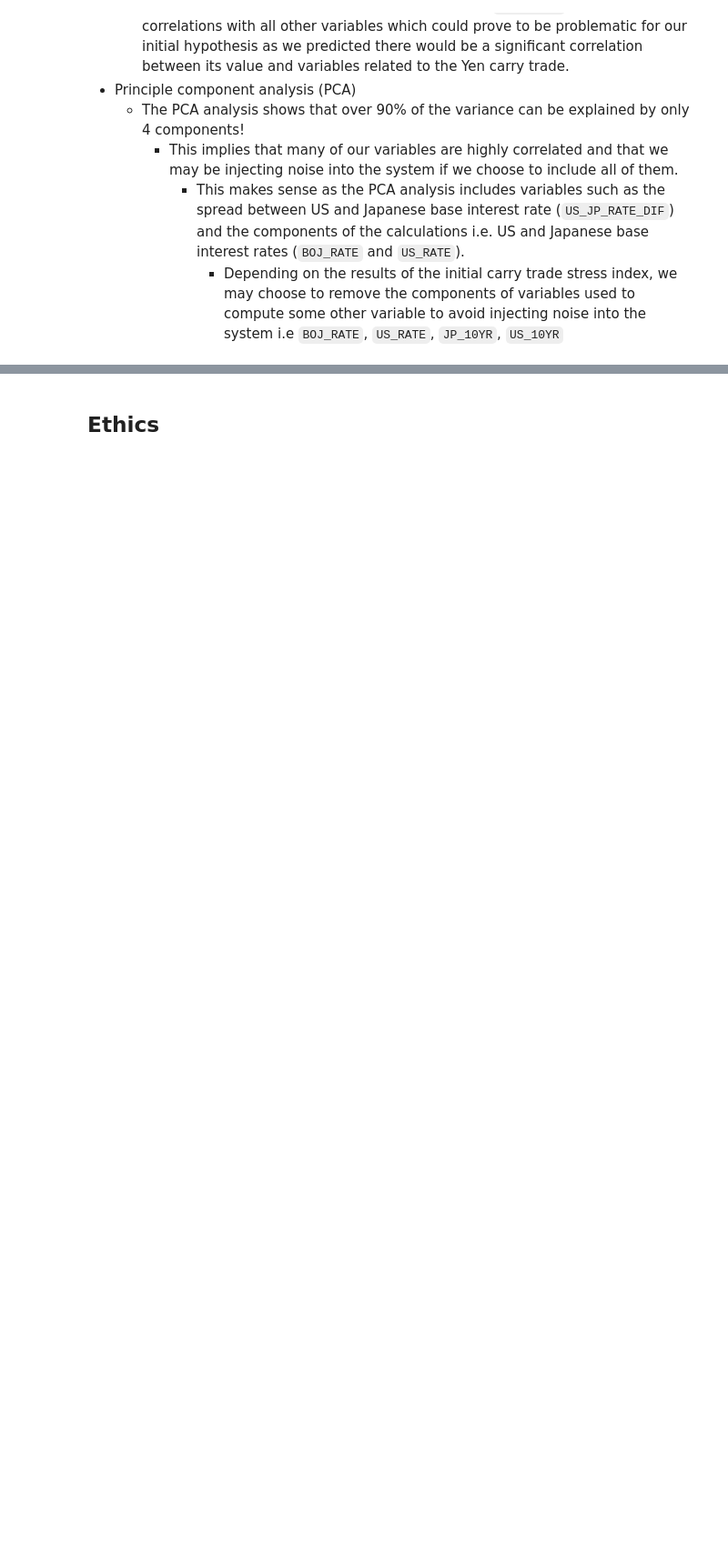
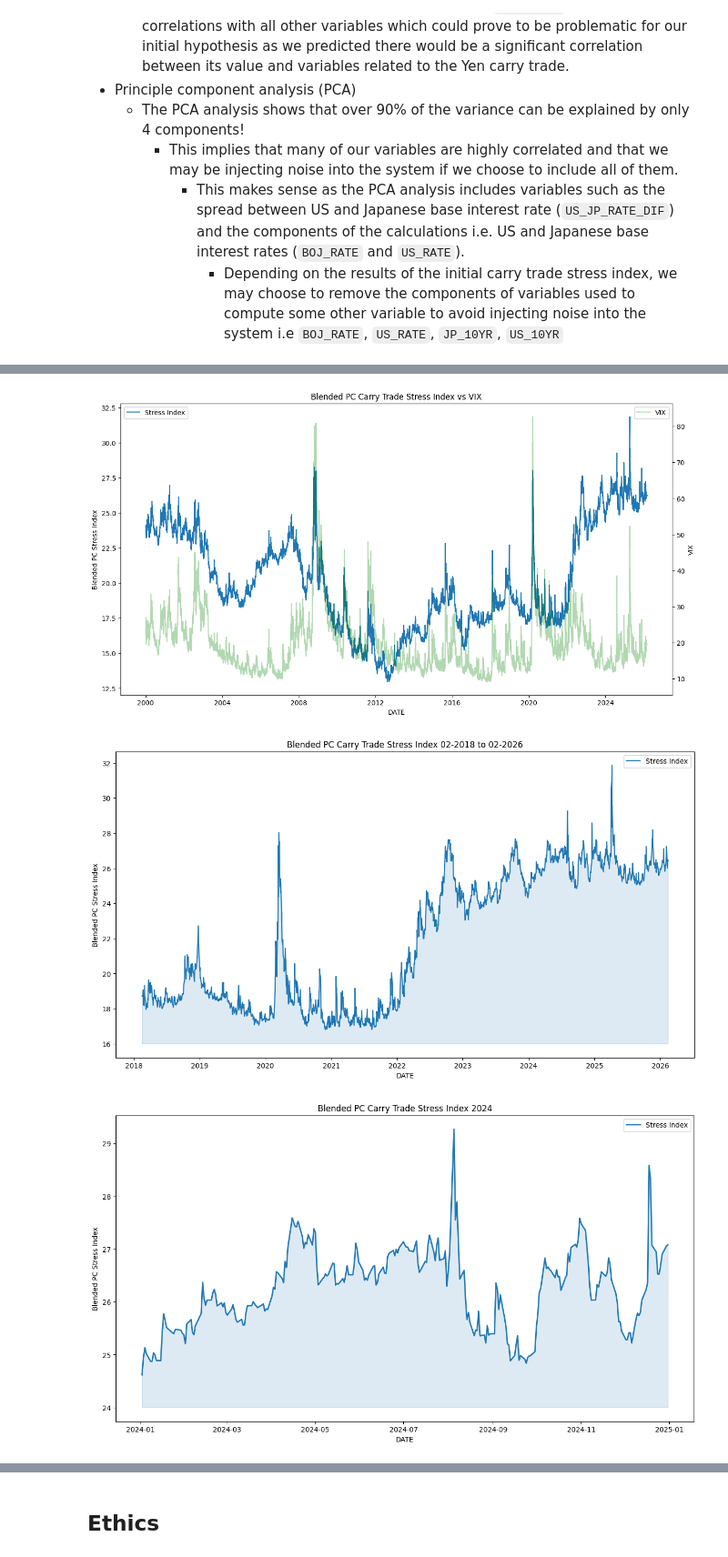
Before and after one commit to COGS108/Group024_WI26, a Jupyter notebook: 02-EDACheckpoint.ipynb, the cells around one changed output, grey strips where cells are left out. Shown at 91% size. Saved outputs shown, nothing was run; the diff lists cells and outputs as text; code cells hidden in the pictures; blank space fills up the shorter version.

```diff
--- a/02-EDACheckpoint.ipynb
+++ b/02-EDACheckpoint.ipynb
@@ -1117,0 +1109,63 @@ plt.show()
+# %%
+# Create a blended stress index using the first 3 PCA stress weights
+# Use explained variance ratios as weights for PCA stress components
+n_components = 3
+variances = pca['pca'].explained_variance_ratio_[:n_components]
+weights = variances / variances.sum()
+
+combined_loadings = loadings_df.iloc[:n_components]
+blended_loadings = weights @ combined_loadings
+stress_df['STRESS_BLENDED'] = pca_numeric.dot(blended_loadings)
+display(stress_df.head())
+
+# Graph blended stress index vs. the VIX
+fig, ax1 = plt.subplots(figsize=(15, 8))
+sns.lineplot(data=stress_df, x='DATE', y='STRESS_BLENDED', ax=ax1, label='Stress Index')
+ax1.set_ylabel('Blended PC Stress Index')
+ax2 = ax1.twinx()
+sns.lineplot(data=pca_df, x='DATE', y='VIX_CLOSE', ax=ax2, color='green', alpha=0.3, label='VIX')
+ax2.set_ylabel('VIX')
+ax1.legend(loc='upper left')
+ax2.legend(loc='upper right')
+ax2.grid(False)
+plt.title('Blended PC Carry Trade Stress Index vs VIX')
+plt.show()
+
+# Graph blended stress index for for 01-2018 to 02-2026
+mask = (stress_df['DATE'] >= '2018-02-15') & (stress_df['DATE'] <= '2026-02-15')
+stress_2018_to_2026 = stress_df[mask]
+fig, ax1 = plt.subplots(figsize=(15, 8))
+
+sns.lineplot(data=stress_2018_to_2026, x='DATE', y='STRESS_BLENDED', ax=ax1, label='Stress Index')
+ax1.fill_between(stress_2018_to_2026['DATE'], 16, stress_2018_to_2026['STRESS_BLENDED'], alpha=0.15, color='#1f77b4')
+
+ax1.set_ylabel('Blended PC Stress Index')
+ax1.legend(loc='upper right')
+plt.title('Blended PC Carry Trade Stress Index 02-2018 to 02-2026')
+plt.show()
+
+# Graph blended stress index for 2024 only
+stress_2024 = stress_df[stress_df['DATE'].dt.year == 2024]
+fig, ax1 = plt.subplots(figsize=(15, 8))
+
+sns.lineplot(data=stress_2024, x='DATE', y='STRESS_BLENDED', ax=ax1, label='Stress Index', linewidth=2)
+ax1.fill_between(stress_2024['DATE'], 24, stress_2024['STRESS_BLENDED'], alpha=0.15, color='#1f77b4')
+
+ax1.set_ylabel('Blended PC Stress Index')
+ax1.legend(loc='upper right')
+plt.title('Blended PC Carry Trade Stress Index 2024')
+plt.show()
+
+# Graph blended stress index for 02-2025 to 02-2026
+mask = (stress_df['DATE'] >= '2025-02-15') & (stress_df['DATE'] <= '2026-02-15')
+stress_2026 = stress_df[mask]
+fig, ax1 = plt.subplots(figsize=(15, 8))
+
+sns.lineplot(data=stress_2026, x='DATE', y='STRESS_BLENDED', ax=ax1, label='Stress Index', linewidth=2)
+ax1.fill_between(stress_2026['DATE'], 25, stress_2026['STRESS_BLENDED'], alpha=0.15, color='#1f77b4')
+
+ax1.set_ylabel('Blended PC Stress Index')
+ax1.legend(loc='upper right')
+plt.title('Blended PC Carry Trade Stress Index 02-2025 to 02-2026')
+plt.show()
+# %% [output]
@@ -1117,0 +1178,3 @@ plt.show()
+[figure, added]
+[figure, added]
+[figure, added]
```
Also changed, not shown: parts of 5 cells of this notebook.
